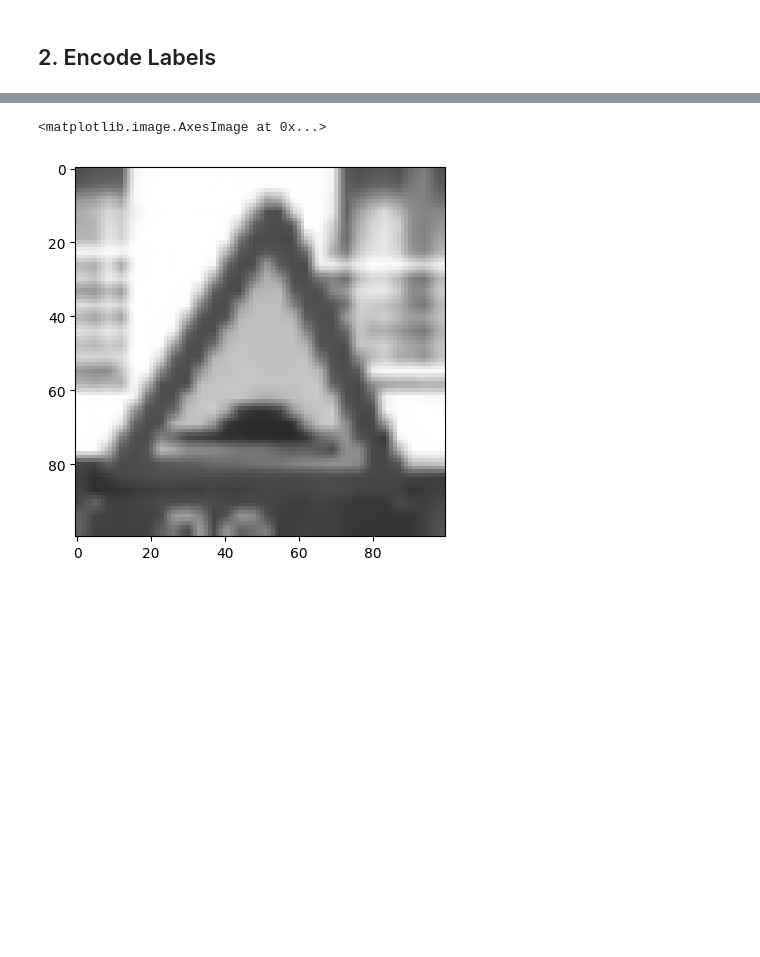
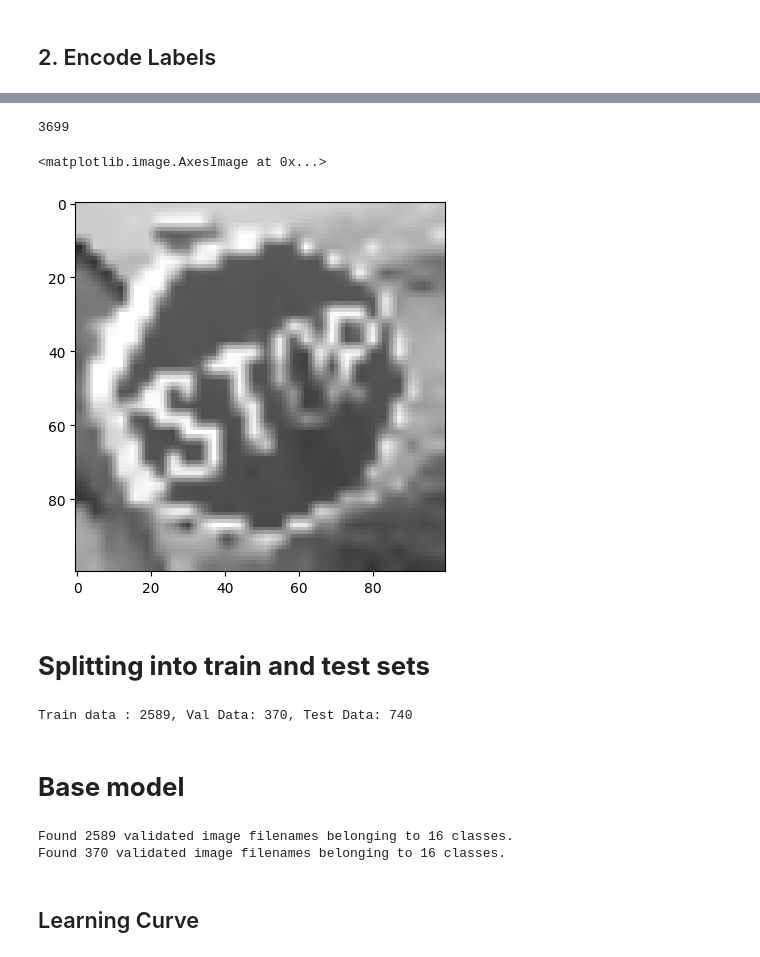
Before and after one commit to Faith927/BelgiumTS-Classification, a Jupyter notebook: A2_TrafficSigns.ipynb, the cells around one changed output, grey strips where cells are left out. Cells and saved outputs as stored; diff of their text form; code cells hidden in the pictures; blank space fills up the shorter version.

```diff
--- a/A2_TrafficSigns.ipynb
+++ b/A2_TrafficSigns.ipynb
@@ -233,28 +233,3 @@ ls
 drive/  __MACOSX/  sample_data/  trafficsigns_dataset/
 # %% [markdown]
 ## 2. Encode Labels
-# %%
-# Create a dataframe for mapping label
-df_labels = {
-    'hex/stop' : 0,
-    'Basmati' : 1,
-    'triangle/warning' : 2,
-    'triangle/giveway' : 3,
-    'diamond/rightofway': 4,
-    'square/continue' : 5,
-    'square/laneend' : 6,
-    'square/crossing' : 7,
-    'square/crossing' : 8,
-    'square/parking' : 9,
-    'round/limitedtraffic' : 10,
-    'round/speed' : 11,
-    'round/limitedtraffic' : 12,
-    'round/speed' : 13,
-    'round/trafficdirective': 14,
-    'round/noparking': 15,
-    'round/roundabout': 16,
-    'round/noentry': 17
-}
-# Encode
-df['encode_label'] = df['label'].map(df_labels)
-df.head()
@@ -317,5 +268,23 @@ X[:2]
+# %%
+len(X)
+# %% [output]
+3699
 # %%
-plt.imshow(X[200])
+plt.imshow(X[0])
 # %% [output]
 <matplotlib.image.AxesImage at 0x...>
-[figure, old version]
+[figure, new version]
+# %% [markdown]
+# **Splitting into train and test sets**
+# %%
+from sklearn.model_selection import train_test_split
+
+# Splitting the data into train set (70%), validation set (10%), and test set (20%)
+train_data, test_data = train_test_split(df, test_size=0.2, random_state=45)
+train_data, val_data = train_test_split(train_data, test_size=0.125, random_state=45) # So there is more training data
+
+print("Train data : {}, Val Data: {}, Test Data: {}".format(train_data.shape[0], val_data.shape[0], test_data.shape[0]))
+# %% [output]
+Train data : 2589, Val Data: 370, Test Data: 740
+# %% [markdown]
+# **Base model**
@@ -321,0 +314,28 @@ plt.imshow(X[200])
+# %%
+from tensorflow.keras.preprocessing.image import ImageDataGenerator
+
+train_datagen = ImageDataGenerator(rescale=1./255, data_format='channels_last')
+val_datagen = ImageDataGenerator(rescale=1./255, data_format='channels_last')
+
+batch_size = 32
+
+train_generator = train_datagen.flow_from_dataframe(
+        dataframe=train_data,
+        directory='./',
+        x_col="image name",
+        y_col="label",
+        target_size=(32, 32),
+        batch_size=batch_size,
+        class_mode='categorical')
+
+validation_generator = val_datagen.flow_from_dataframe(
+        dataframe=val_data,
+        directory='./',
+        x_col="image name",
+        y_col="label",
+        target_size=(32, 32),
+        batch_size=batch_size,
+        class_mode='categorical')
+# %% [output]
+Found 2589 validated image filenames belonging to 16 classes.
+Found 370 validated image filenames belonging to 16 classes.
@@ -321,0 +344,2 @@ plt.imshow(X[200])
+# %% [markdown]
+## Learning Curve
```
Also changed, not shown: parts of 24 cells of this notebook.
